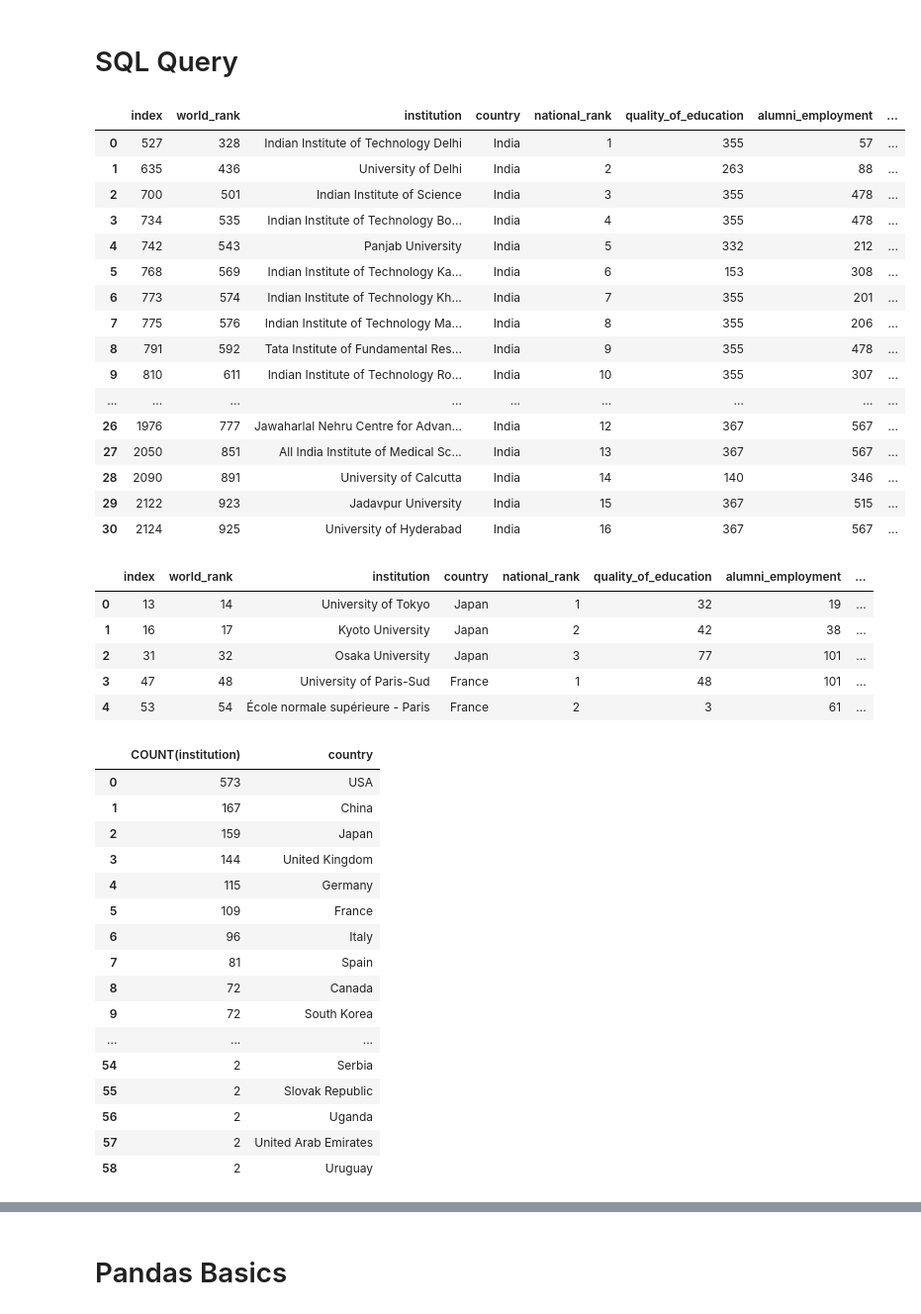
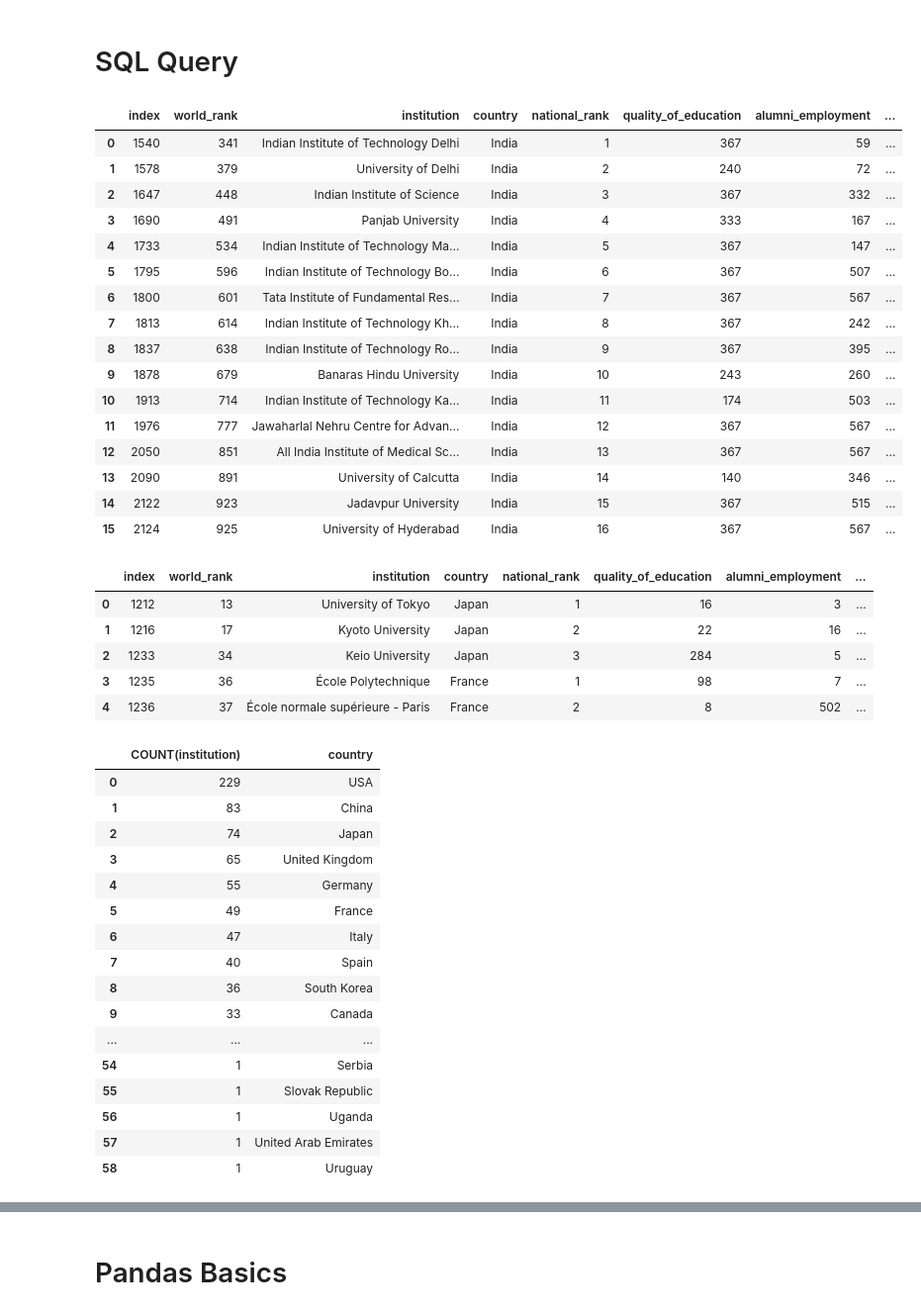
Before and after one commit to SmitaHtml/ProjectPython, a Jupyter notebook: WorldUniversityRankings.ipynb, the cells around one changed output, grey strips where cells are left out. Shown at 99% size. Drawn from its saved outputs; the diff is of its cells as text; code cells hidden in the pictures.

```diff
--- a/WorldUniversityRankings.ipynb
+++ b/WorldUniversityRankings.ipynb
@@ -74,58 +74,58 @@ Text(0, 0.5, 'count(institution)')
 # %% [markdown]
 # SQL Query
 # %%
-df_1 = pd.read_sql_query("SELECT * FROM uni WHERE country = 'India'", cn1)
+df_1 = pd.read_sql_query("SELECT * FROM uni WHERE country = 'India' and year = 2015 ", cn1)
 
 df_1
 # %% [output]
 |  | index | world_rank | institution | country | national_rank | quality_of_education | alumni_employment | ... |
-| 0 | 527 | 328 | Indian Institute of Technology Delhi | India | 1 | 355 | 57 | ... |
-| 1 | 635 | 436 | University of Delhi | India | 2 | 263 | 88 | ... |
-| 2 | 700 | 501 | Indian Institute of Science | India | 3 | 355 | 478 | ... |
-| 3 | 734 | 535 | Indian Institute of Technology Bo... | India | 4 | 355 | 478 | ... |
-| 4 | 742 | 543 | Panjab University | India | 5 | 332 | 212 | ... |
-| 5 | 768 | 569 | Indian Institute of Technology Ka... | India | 6 | 153 | 308 | ... |
-| 6 | 773 | 574 | Indian Institute of Technology Kh... | India | 7 | 355 | 201 | ... |
-| 7 | 775 | 576 | Indian Institute of Technology Ma... | India | 8 | 355 | 206 | ... |
-| 8 | 791 | 592 | Tata Institute of Fundamental Res... | India | 9 | 355 | 478 | ... |
-| 9 | 810 | 611 | Indian Institute of Technology Ro... | India | 10 | 355 | 307 | ... |
-| ... | ... | ... | ... | ... | ... | ... | ... | ... |
-| 26 | 1976 | 777 | Jawaharlal Nehru Centre for Advan... | India | 12 | 367 | 567 | ... |
-| 27 | 2050 | 851 | All India Institute of Medical Sc... | India | 13 | 367 | 567 | ... |
-| 28 | 2090 | 891 | University of Calcutta | India | 14 | 140 | 346 | ... |
-| 29 | 2122 | 923 | Jadavpur University | India | 15 | 367 | 515 | ... |
-| 30 | 2124 | 925 | University of Hyderabad | India | 16 | 367 | 567 | ... |
+| 0 | 1540 | 341 | Indian Institute of Technology Delhi | India | 1 | 367 | 59 | ... |
+| 1 | 1578 | 379 | University of Delhi | India | 2 | 240 | 72 | ... |
+| 2 | 1647 | 448 | Indian Institute of Science | India | 3 | 367 | 332 | ... |
+| 3 | 1690 | 491 | Panjab University | India | 4 | 333 | 167 | ... |
+| 4 | 1733 | 534 | Indian Institute of Technology Ma... | India | 5 | 367 | 147 | ... |
+| 5 | 1795 | 596 | Indian Institute of Technology Bo... | India | 6 | 367 | 507 | ... |
+| 6 | 1800 | 601 | Tata Institute of Fundamental Res... | India | 7 | 367 | 567 | ... |
+| 7 | 1813 | 614 | Indian Institute of Technology Kh... | India | 8 | 367 | 242 | ... |
+| 8 | 1837 | 638 | Indian Institute of Technology Ro... | India | 9 | 367 | 395 | ... |
+| 9 | 1878 | 679 | Banaras Hindu University | India | 10 | 243 | 260 | ... |
+| 10 | 1913 | 714 | Indian Institute of Technology Ka... | India | 11 | 174 | 503 | ... |
+| 11 | 1976 | 777 | Jawaharlal Nehru Centre for Advan... | India | 12 | 367 | 567 | ... |
+| 12 | 2050 | 851 | All India Institute of Medical Sc... | India | 13 | 367 | 567 | ... |
+| 13 | 2090 | 891 | University of Calcutta | India | 14 | 140 | 346 | ... |
+| 14 | 2122 | 923 | Jadavpur University | India | 15 | 367 | 515 | ... |
+| 15 | 2124 | 925 | University of Hyderabad | India | 16 | 367 | 567 | ... |
 # %%
-df_2 = pd.read_sql_query("SELECT * FROM uni WHERE country IN ('Germany', 'France', 'Japan') LIMIT 5 ", cn1)
+df_2 = pd.read_sql_query("SELECT * FROM uni WHERE country IN ('Germany', 'France', 'Japan') and year = 2015 LIMIT 5 ", cn1)
 
 df_2
 # %% [output]
 |  | index | world_rank | institution | country | national_rank | quality_of_education | alumni_employment | ... |
-| 0 | 13 | 14 | University of Tokyo | Japan | 1 | 32 | 19 | ... |
-| 1 | 16 | 17 | Kyoto University | Japan | 2 | 42 | 38 | ... |
-| 2 | 31 | 32 | Osaka University | Japan | 3 | 77 | 101 | ... |
-| 3 | 47 | 48 | University of Paris-Sud | France | 1 | 48 | 101 | ... |
-| 4 | 53 | 54 | École normale supérieure - Paris | France | 2 | 3 | 61 | ... |
+| 0 | 1212 | 13 | University of Tokyo | Japan | 1 | 16 | 3 | ... |
+| 1 | 1216 | 17 | Kyoto University | Japan | 2 | 22 | 16 | ... |
+| 2 | 1233 | 34 | Keio University | Japan | 3 | 284 | 5 | ... |
+| 3 | 1235 | 36 | École Polytechnique | France | 1 | 98 | 7 | ... |
+| 4 | 1236 | 37 | École normale supérieure - Paris | France | 2 | 8 | 502 | ... |
 # %%
-df_3 = pd.read_sql_query("SELECT COUNT(institution),country FROM uni GROUP BY country ORDER BY COUNT(institution) DESC  ", cn1)
+df_3 = pd.read_sql_query("SELECT COUNT(institution),country FROM uni where year = 2015 GROUP BY country ORDER BY COUNT(institution) DESC  ", cn1)
 
 df_3
 # %% [output]
 |  | COUNT(institution) | country |
-| 0 | 573 | USA |
-| 1 | 167 | China |
-| 2 | 159 | Japan |
-| 3 | 144 | United Kingdom |
-| 4 | 115 | Germany |
-| 5 | 109 | France |
-| 6 | 96 | Italy |
-| 7 | 81 | Spain |
-| 8 | 72 | Canada |
-| 9 | 72 | South Korea |
+| 0 | 229 | USA |
+| 1 | 83 | China |
+| 2 | 74 | Japan |
+| 3 | 65 | United Kingdom |
+| 4 | 55 | Germany |
+| 5 | 49 | France |
+| 6 | 47 | Italy |
+| 7 | 40 | Spain |
+| 8 | 36 | South Korea |
+| 9 | 33 | Canada |
 | ... | ... | ... |
-| 54 | 2 | Serbia |
-| 55 | 2 | Slovak Republic |
-| 56 | 2 | Uganda |
-| 57 | 2 | United Arab Emirates |
-| 58 | 2 | Uruguay |
+| 54 | 1 | Serbia |
+| 55 | 1 | Slovak Republic |
+| 56 | 1 | Uganda |
+| 57 | 1 | United Arab Emirates |
+| 58 | 1 | Uruguay |
 # %%
```
Also changed, not shown: parts of 3 cells of this notebook, 6 other files.
